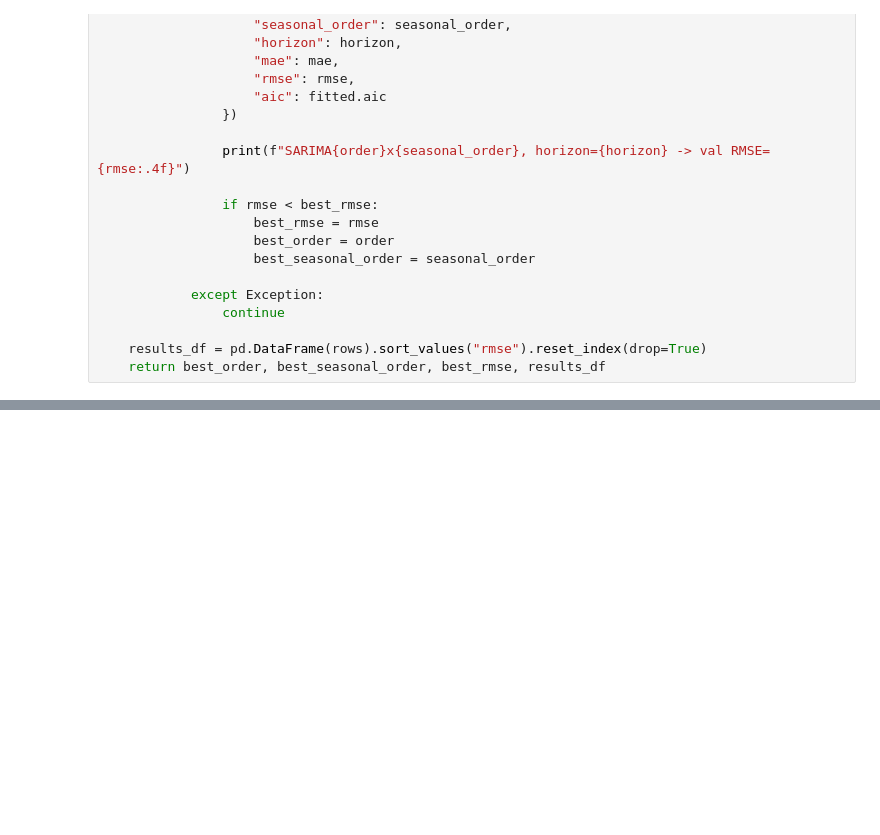
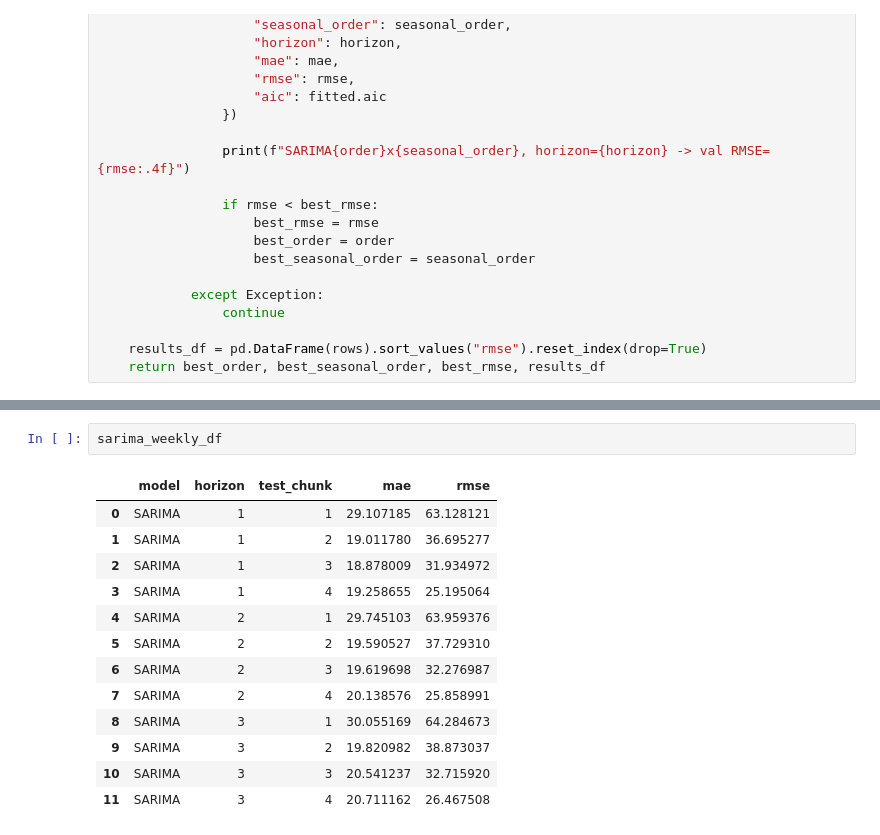
Before and after one commit to MiladEbrahimiAbyzandi/Ontario-electricity-price-forecasting, a Jupyter notebook: notebooks/04_statistical_models.ipynb, the cells around one changed output, grey strips where cells are left out. Drawn from its saved outputs; the diff is of its cells as text; blank space fills up the shorter version.

```diff
--- a/notebooks/04_statistical_models.ipynb
+++ b/notebooks/04_statistical_models.ipynb
@@ -508,0 +634,16 @@ KeyboardInterrupt:
+# %%
+sarima_weekly_df
+# %% [output]
+|  | model | horizon | test_chunk | mae | rmse |
+| 0 | SARIMA | 1 | 1 | 29.107185 | 63.128121 |
+| 1 | SARIMA | 1 | 2 | 19.011780 | 36.695277 |
+| 2 | SARIMA | 1 | 3 | 18.878009 | 31.934972 |
+| 3 | SARIMA | 1 | 4 | 19.258655 | 25.195064 |
+| 4 | SARIMA | 2 | 1 | 29.745103 | 63.959376 |
+| 5 | SARIMA | 2 | 2 | 19.590527 | 37.729310 |
+| 6 | SARIMA | 2 | 3 | 19.619698 | 32.276987 |
+| 7 | SARIMA | 2 | 4 | 20.138576 | 25.858991 |
+| 8 | SARIMA | 3 | 1 | 30.055169 | 64.284673 |
+| 9 | SARIMA | 3 | 2 | 19.820982 | 38.873037 |
+| 10 | SARIMA | 3 | 3 | 20.541237 | 32.715920 |
+| 11 | SARIMA | 3 | 4 | 20.711162 | 26.467508 |
```
Also changed, not shown: parts of 17 cells of this notebook.
